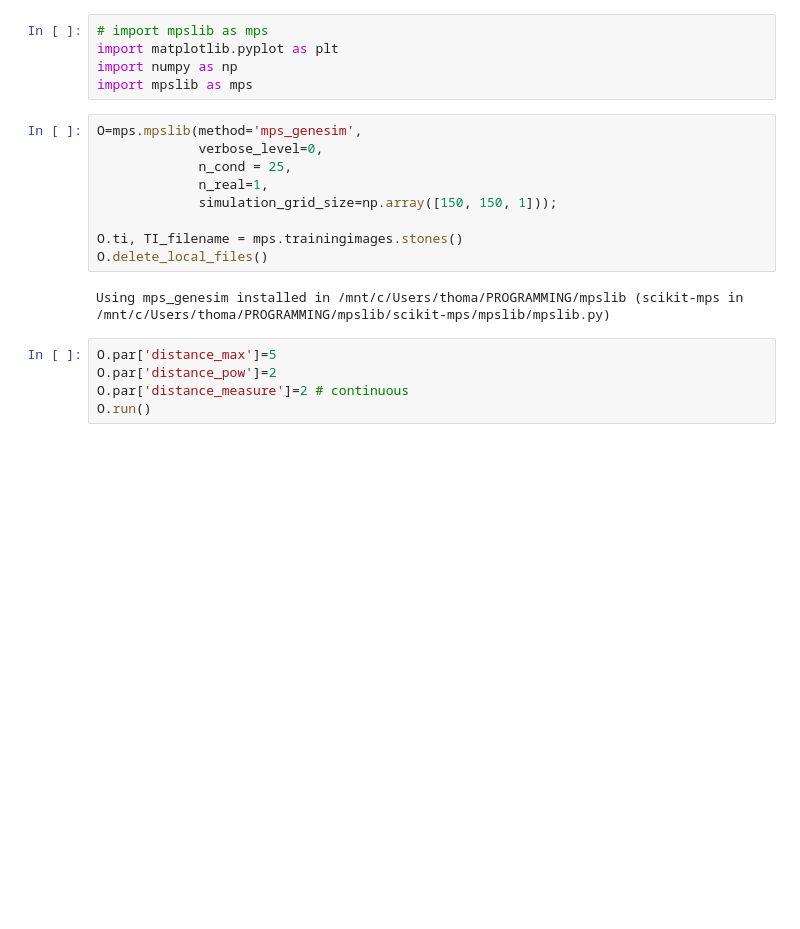
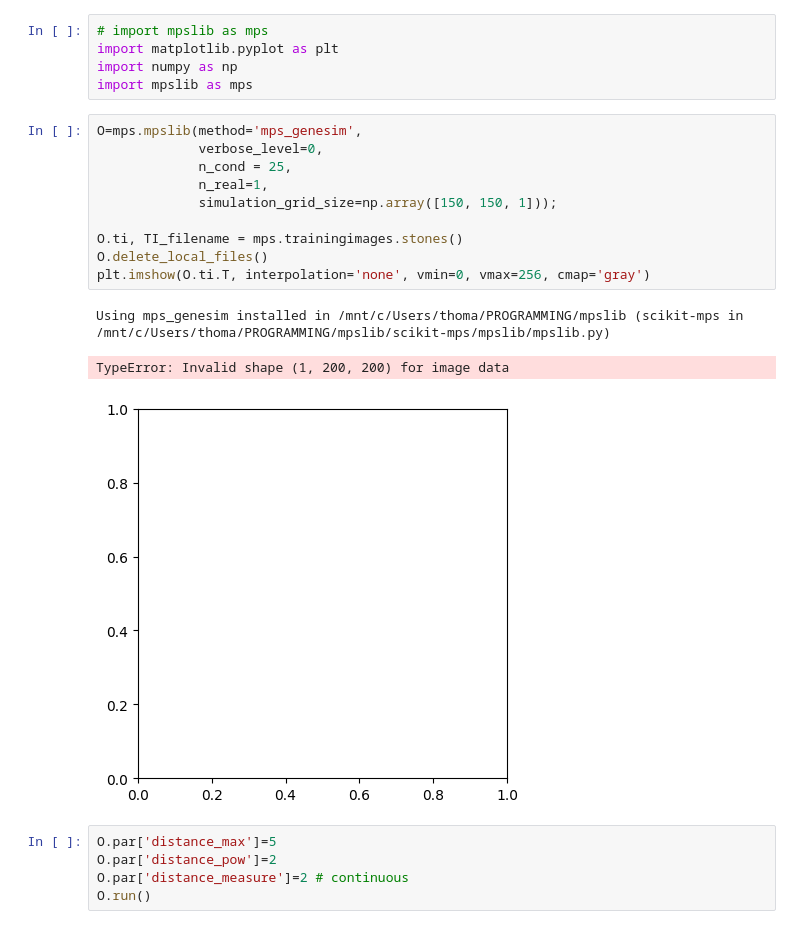
Before and after one commit to cultpenguin/sippi-all, a Jupyter notebook: scikit-mps/examples/ex_genesim_continuous.ipynb, the cells around one changed output. Cells and saved outputs as stored; diff of their text form; blank space fills up the shorter version.

```diff
--- a/scikit-mps/examples/ex_genesim_continuous.ipynb
+++ b/scikit-mps/examples/ex_genesim_continuous.ipynb
@@ -17,14 +17,17 @@ import mpslib as mps
 # %%
 O=mps.mpslib(method='mps_genesim',
              verbose_level=0,
              n_cond = 25,
              n_real=1,
              simulation_grid_size=np.array([150, 150, 1]));
 
 O.ti, TI_filename = mps.trainingimages.stones()
 O.delete_local_files()
+plt.imshow(O.ti.T, interpolation='none', vmin=0, vmax=256, cmap='gray')
 # %% [output]
 Using mps_genesim installed in /mnt/c/Users/thoma/PROGRAMMING/mpslib (scikit-mps in /mnt/c/Users/thoma/PROGRAMMING/mpslib/scikit-mps/mpslib/mpslib.py)
+TypeError: Invalid shape (1, 200, 200) for image data
+[figure, added]
 # %%
 O.par['distance_max']=5
 O.par['distance_pow']=2
```
Also changed, not shown: parts of 1 cell of this notebook.
